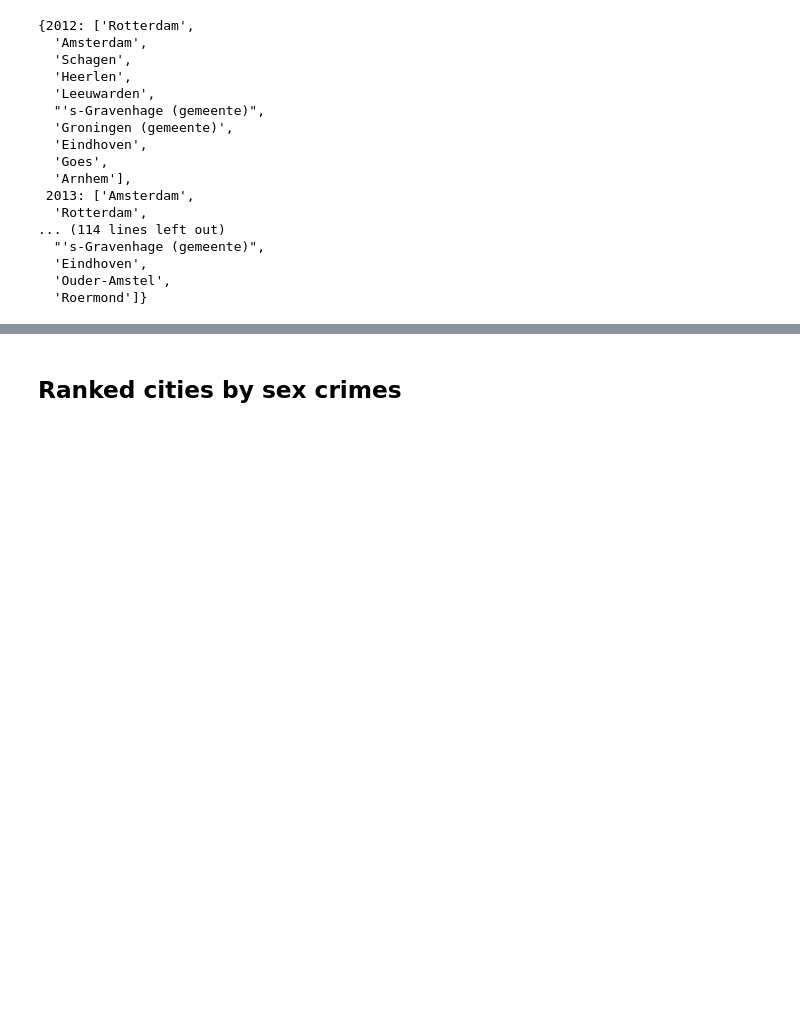
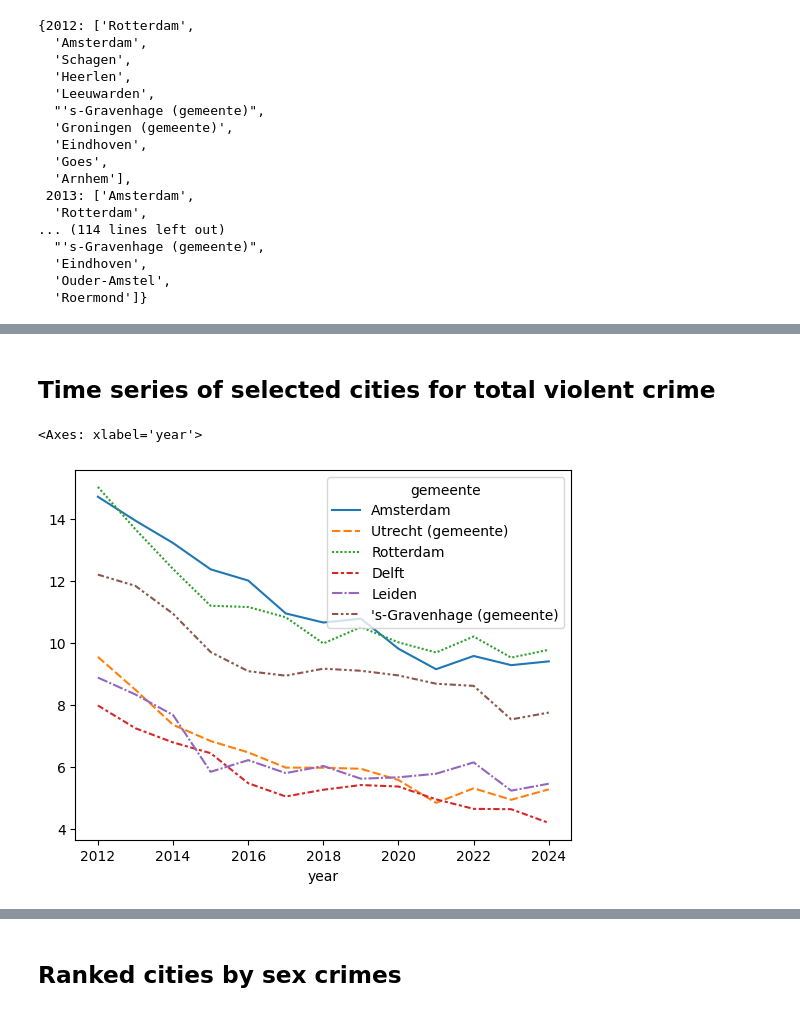
Before and after one commit to chels-j/NLViolentCrime, a Jupyter notebook: NLCrimeAnalysis.ipynb, the cells around one changed output, grey strips where cells are left out. Saved outputs shown, nothing was run; the diff lists cells and outputs as text; code cells hidden in the pictures; blank space fills up the shorter version.

```diff
--- a/NLCrimeAnalysis.ipynb
+++ b/NLCrimeAnalysis.ipynb
@@ -492,0 +521,7 @@ Analysing 342 gemeentes by 12 unique crime categories across 12 years
+# %%
+## Pivoted per capita total violent crime, by year
+final_crimestotal = final_crimecities[final_crimecities['crime_cat'] == 'Total']
+
+totalcrime_pivot = final_crimestotal.pivot(index='year', columns='gemeente', values='regcrimes_perthousand')
+
+totalcrime_pivot
@@ -602,0 +673,16 @@ final_crimecities.loc[final_crimecities.groupby(['crime_cat', 'year'])['regcrime
+# %% [markdown]
+## Time series of selected cities for total violent crime
+# %%
+## Manually select major/notable cities
+r_cities = ['Amsterdam', 'Utrecht (gemeente)', 'Rotterdam', 'Delft', 'Leiden', "'s-Gravenhage (gemeente)"]
+p_cities = ['Eindhoven', 'Tilburg', 'Breda', "'s-Hertogenbosch", 'Nijmegen', 'Arnhem', 'Groningen (gemeente)', 'Maastricht']
+b_cities = ['Eindhoven', 'Tilburg', 'Breda', "'s-Hertogenbosch", 'Oss','Cranendonck', 'Bergen op Zoom']
+
+randstad = totalcrime_pivot.loc[:,r_cities]
+provincies = totalcrime_pivot.loc[:,p_cities]
+brabant = totalcrime_pivot.loc[:,b_cities]
+# %%
+sns.lineplot(data=randstad)
+# %% [output]
+<Axes: xlabel='year'>
+[figure, added]
```
Also changed, not shown: parts of 29 cells of this notebook.
